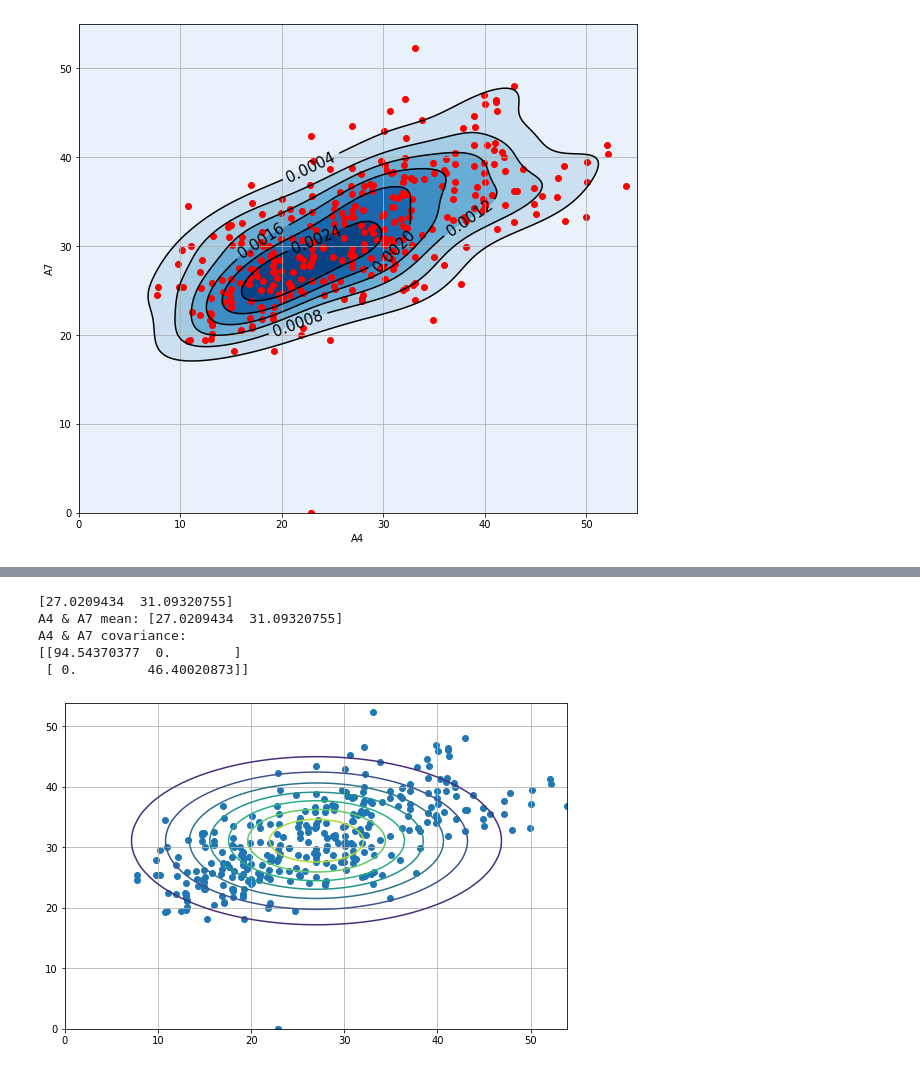
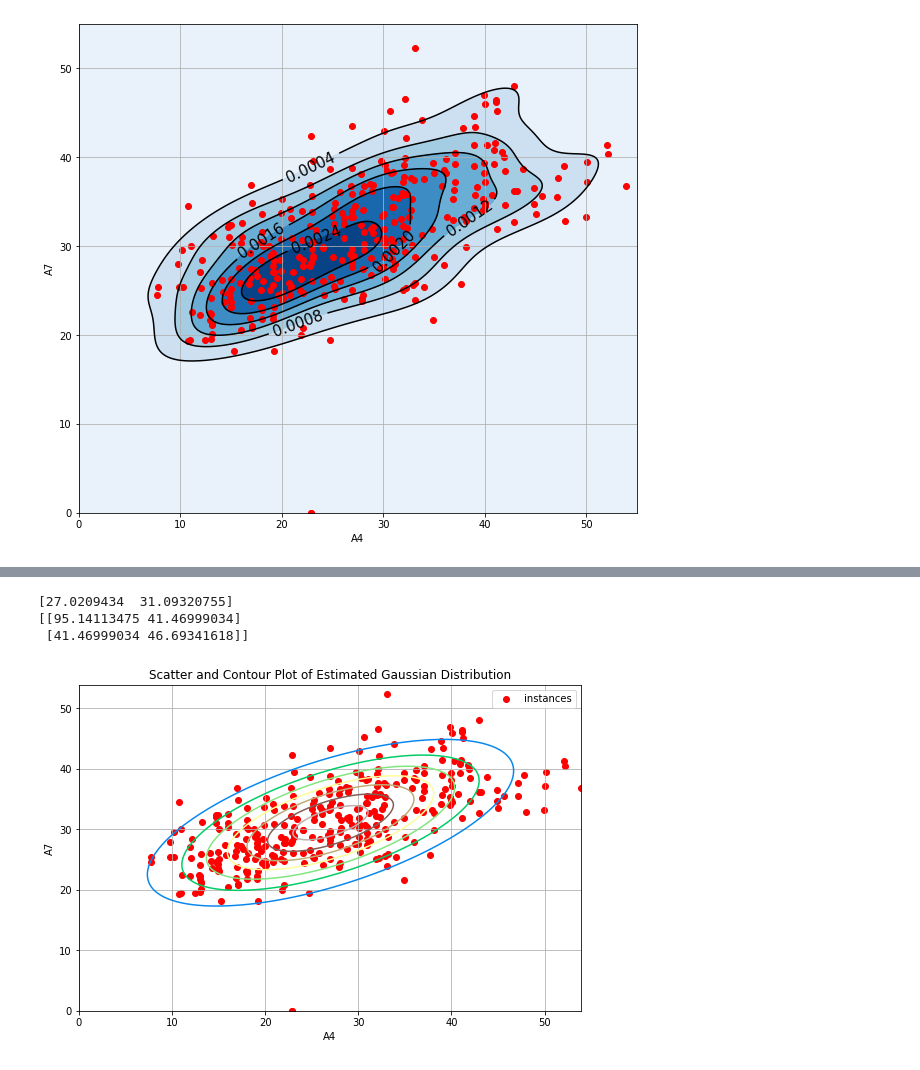
Before and after one commit to johnnymdoubleu/iaml2021-cw2, a Jupyter notebook: iaml212cw2_q1.ipynb, the cells around one changed output, grey strips where cells are left out. Cells and saved outputs as stored; diff of their text form; code cells hidden in the pictures.

```diff
--- a/iaml212cw2_q1.ipynb
+++ b/iaml212cw2_q1.ipynb
@@ -597,36 +436,42 @@ A4 & A7 covariance:
-# %%
-from sklearn.naive_bayes import GaussianNB
-
-gnb = GaussianNB()
-gnb.fit(Ztrn, np.zeros(318))
-print(gnb.theta_[0])
-ztrn_mean_nb = gnb.theta_[0]
-print(f"A4 & A7 mean: {ztrn_mean_nb}")
-# ztrn_cov_nb = np.diag(gnb.sigma_[0]*(len(Ztrn)-1)/len(Ztrn))
-covnb = np.diag(gnb.sigma_[0])
-print(f"A4 & A7 covariance:\n{ztrn_cov_nb}")
-
-minx = np.min(Ztrn[:,0])
-maxx = np.max(Ztrn[:,0])
-miny = np.min(Ztrn[:,1])
-maxy = np.max(Ztrn[:,1])
-
-n = 318
-x = np.linspace(miny, maxx, )
-y = np.linspace(miny, maxx, n)
-x,y = np.meshgrid(x,y)
-pos = np.dstack((x,y))
-rv = scipy.stats.multivariate_normal(ztrn_mean_nb, ztrn_cov_nb)
-z = rv.pdf(pos)
-plt.figure(figsize=(9,6))
-plt.contour(x,y,z)
-plt.scatter(Ztrn[:,0], Ztrn[:,1])
-plt.grid()
-plt.show()
-# %% [output]
-[27.0209434  31.09320755]
-A4 & A7 mean: [27.0209434  31.09320755]
-A4 & A7 covariance:
-[[94.54370377  0.        ]
- [ 0.         46.40020873]]
-[figure, removed]
+# %%
+    xxtrn = Xtrn[Ytrn==0]
+    Ztrn = xxtrn[xxtrn[:,4]>=1]
+    Ztrn = Ztrn[:,[4,7]]
+
+    # Q1.9 a)
+    #computing the mean vector and covariance matrix
+    mean = Ztrn.mean(axis=0)
+    covmat = np.cov(Ztrn[:,0], Ztrn[:,1],ddof=1)
+    print(mean)
+    print(covmat)
+
+    #Q1.9 b)
+    minx = np.min(Ztrn[:,0])
+    maxx = np.max(Ztrn[:,0])
+    miny = np.min(Ztrn[:,1])
+    maxy = np.max(Ztrn[:,1])
+
+    n = 318
+    x = np.linspace(miny, maxx, n)
+    y = np.linspace(miny, maxx, n)
+
+    x,y = np.meshgrid(x,y)
+    pos = np.dstack((x,y))
+    rv = scipy.stats.multivariate_normal(mean, covmat)
+    z = rv.pdf(pos)
+    plt.figure(figsize=(9,6))
+    plt.contour(x,y,z, cmap="terrain")
+    plt.scatter(Ztrn[:,0], Ztrn[:,1], color='r', label="instances")
+
+    plt.xlabel('A4')
+    plt.ylabel('A7')
+    plt.title("Scatter and Contour Plot of Estimated Gaussian Distribution")
+    plt.grid()
+    plt.legend()
+    plt.savefig("results/1_9.png")
+    plt.show()
+# %% [output]
+[27.0209434  31.09320755]
+[[95.14113475 41.46999034]
+ [41.46999034 46.69341618]]
+[figure, added]
```
Also changed, not shown: parts of 12 cells of this notebook, 8 other files.
